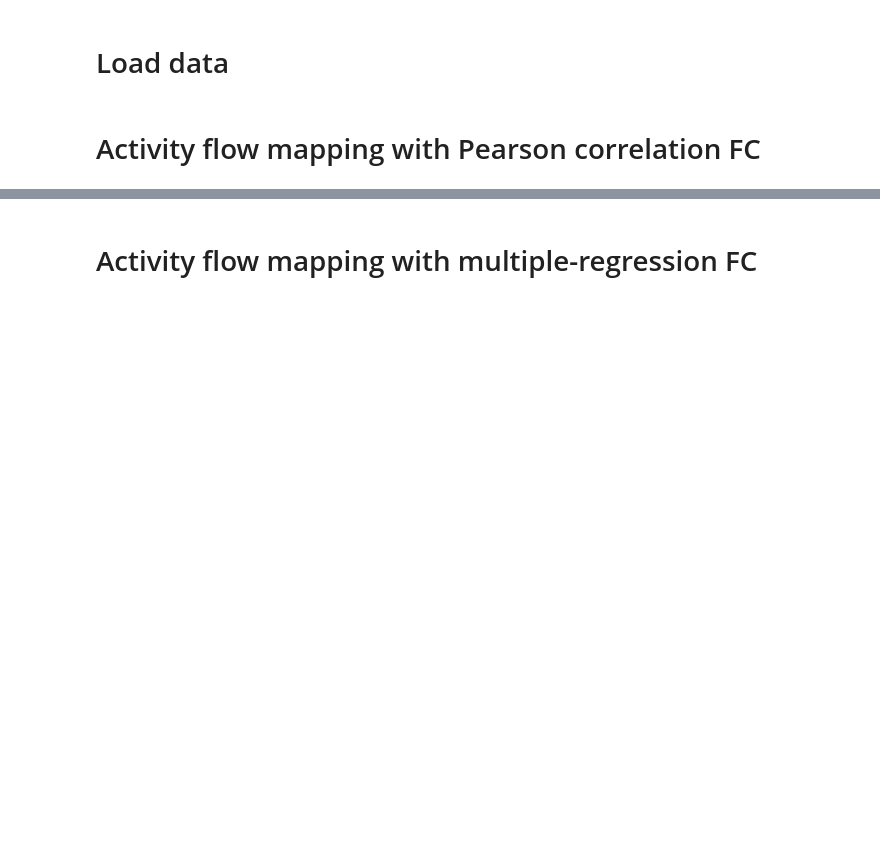
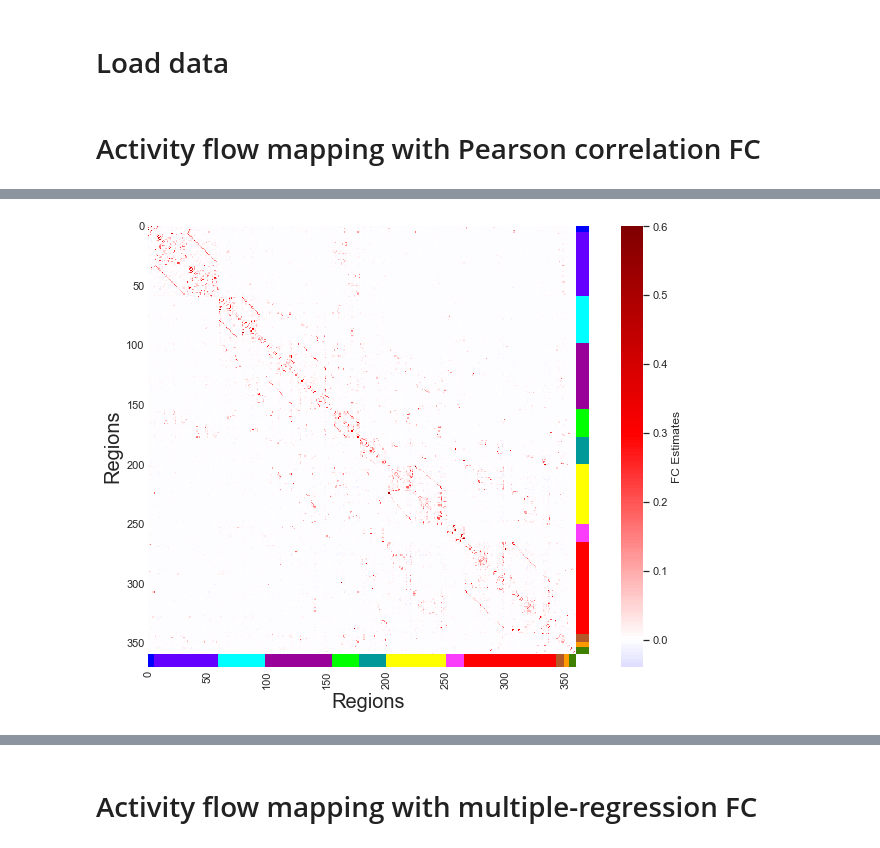
Before and after one commit to ColeLab/ActflowToolbox, a Jupyter notebook: examples/HCP_example.ipynb, the cells around one changed output, grey strips where cells are left out. Cells and saved outputs as stored; diff of their text form; code cells hidden in the pictures; blank space fills up the shorter version.

Commit message:
Fixed typos in combinedFC function, modified multreg to take a connectivity mask, updated HCP_example to include combinedFC

```diff
--- a/examples/HCP_example.ipynb
+++ b/examples/HCP_example.ipynb
@@ -197,0 +211,11 @@ Max value:  33.18593086232514
+# %%
+%%time
+#Run activity flow mapping with combinedFC
+restFC_combFC=np.zeros((numnodes,numnodes,numsubjs))
+scount=0
+for subj in subjNums:
+    restFC_combFC[:,:,scount]=actflow.connectivity_estimation.combinedFC(restdata[:,:,scount])
+    scount += 1
+
+print("==Activity flow mapping results, combinedFC-based resting-state FC, 24 task conditions==")
+actflowOutput_restFCcombFC_bycond = actflow.actflowcomp.actflowtest(activations_bycond, restFC_combFC)
@@ -197,0 +241,14 @@ Max value:  33.18593086232514
+# %%
+%%time
+#Run multiple-regression FC using only the combinedFC-validated connections
+#THIS IS THE CURRENT RECOMMENDED BEST PRACTICE WITH ACTIVITY FLOW MAPPING
+#This adjusts the weights to better optimize for prediction, rather than using abstract r-values
+#(see Cole, Michael W, Takuya Ito, Danielle S Bassett, and Douglas H Schultz. (2016). “Activity Flow over Resting-State Networks Shapes Cognitive Task Activations.” Nature Neuroscience 19 (12): 1718–26. doi:10.1038/nn.4406.)
+restFC_mregCombFC=np.zeros((numnodes,numnodes,numsubjs))
+scount=0
+for subj in subjNums:
+    restFC_mregCombFC[:,:,scount]=actflow.connectivity_estimation.multregconn(restdata[:,:,scount],conn_mask=(restFC_combFC[:,:,scount]!=0))
+    scount += 1
+
+print("==Activity flow mapping results, combinedFC+multreg-based resting-state FC, 24 task conditions==")
+actflowOutput_restFCcombFCmultreg_bycond = actflow.actflowcomp.actflowtest(activations_bycond, restFC_mregCombFC)
@@ -197,0 +272,6 @@ Max value:  33.18593086232514
+# %%
+#Visualize FC matrix
+fcmat=np.mean(restFC_mregCombFC[netorder,:,:][:,netorder,:],axis=2)
+fig=actflow.tools.addNetColors_Seaborn(fcmat)
+# %% [output]
+[figure, added]
```
Also changed, not shown: parts of 15 cells of this notebook, 3 other files.
